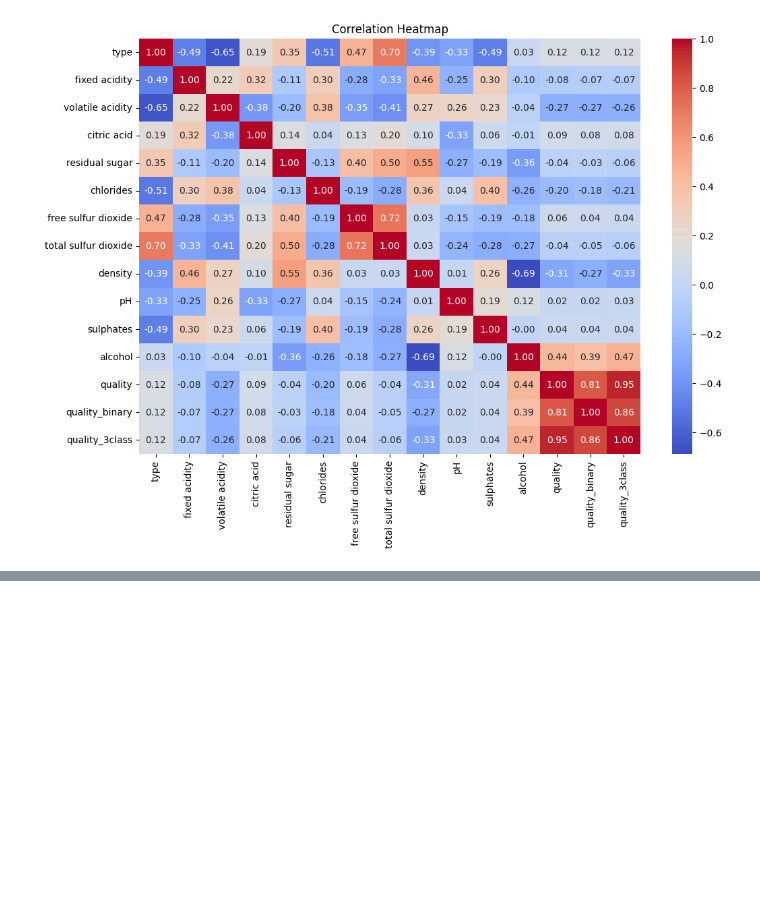
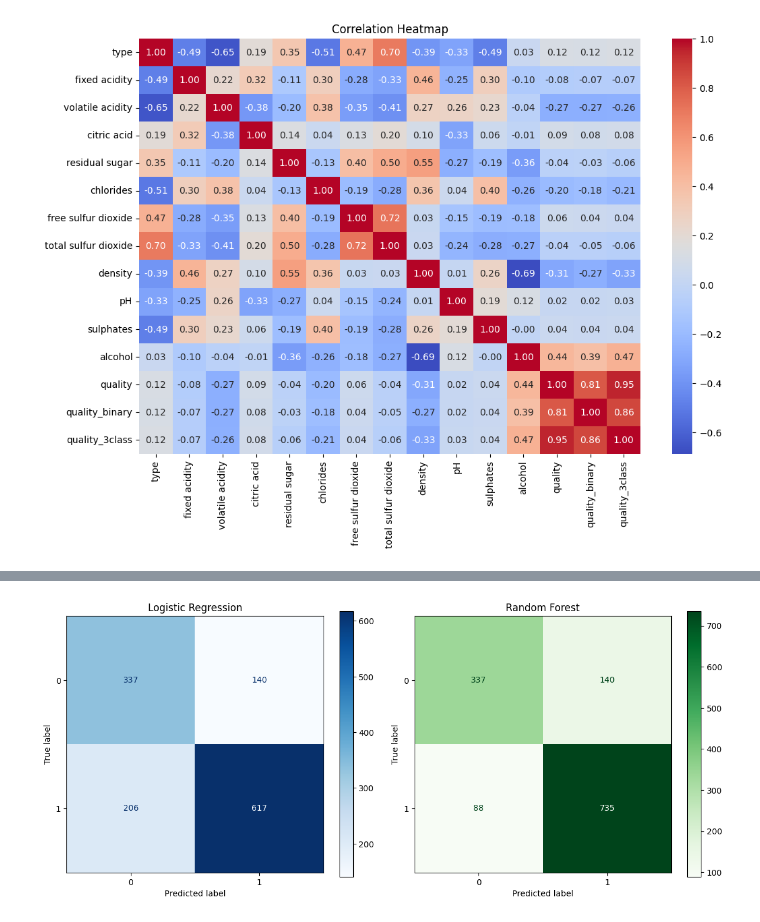
Before and after one commit to kotharisoumil/Wine-Quality, a Jupyter notebook: WineQuality.ipynb, the cells around one changed output, grey strips where cells are left out. Saved outputs shown, nothing was run; the diff lists cells and outputs as text; code cells hidden in the pictures; blank space fills up the shorter version.

```diff
--- a/WineQuality.ipynb
+++ b/WineQuality.ipynb
@@ -178,0 +310,18 @@ plt.show()
+# %%
+from sklearn.metrics import ConfusionMatrixDisplay
+import matplotlib.pyplot as plt
+
+fig, axes = plt.subplots(1, 2, figsize=(12,5))
+
+# Logistic Regression
+ConfusionMatrixDisplay.from_estimator(log_reg, X_test_scaled, y_test, ax=axes[0], cmap="Blues")
+axes[0].set_title("Logistic Regression")
+
+# Random Forest
+ConfusionMatrixDisplay.from_estimator(rf, X_test, y_test, ax=axes[1], cmap="Greens")
+axes[1].set_title("Random Forest")
+
+plt.tight_layout()
+plt.show()
+# %% [output]
+[figure, added]
```
Also changed, not shown: parts of 18 cells of this notebook.
